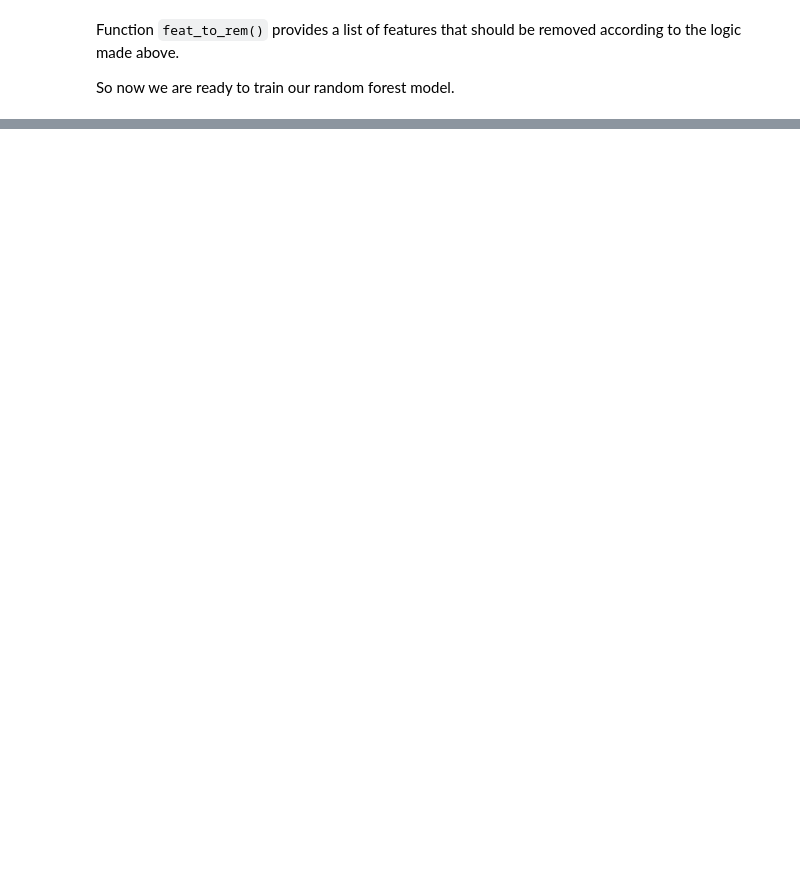
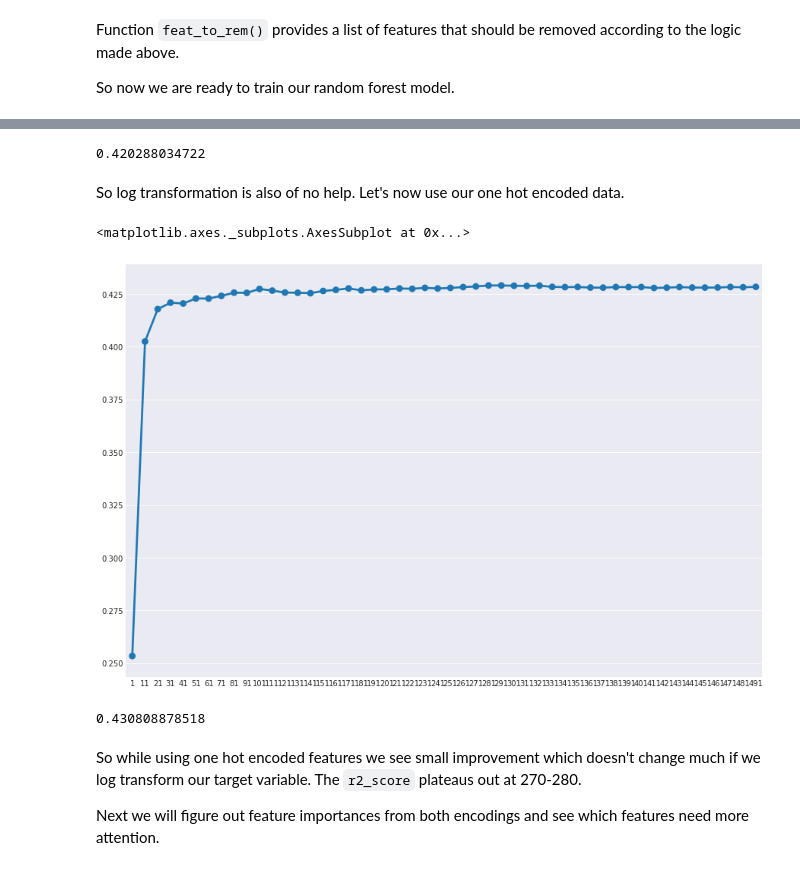
Before and after one commit to skakshay/Merc-Benz-Manufacturing, a Jupyter notebook: nb1.ipynb, the cells around one changed output, grey strips where cells are left out. Drawn from its saved outputs; the diff is of its cells as text; code cells hidden in the pictures; blank space fills up the shorter version.

```diff
--- a/nb1.ipynb
+++ b/nb1.ipynb
@@ -445,5 +296,0 @@ array([ 0.40348714,  0.42258794,  0.55932638,  0.48035472,  0.56997768])
-# %%
-X_ohe = train_ohe.drop(['y','logy'], axis=1)
-
-rf_ohe = RandomForestRegressor(n_estimators=300, max_features='sqrt')
-cross_val_score(rf_ohe, X_ohe, y, cv=5, scoring='r2', n_jobs=-1)
@@ -531,0 +327,54 @@ rf_le.estimators_[:3]
+# %%
+rf = RandomForestRegressor(n_estimators=600,
+                           max_features='sqrt',
+                           random_state=random_state,
+                           n_jobs=-1
+                          )
+_=rf.fit(X_le.iloc[train_index], logy.iloc[train_index])
+pred_log = rf.predict(X_le.iloc[val_index])
+print (r2_score(y.iloc[val_index], np.exp(pred_log)))
+# %% [output]
+0.420288034722
+# %% [markdown]
+So log transformation is also of no help. Let's now use our one hot encoded data.
+# %%
+X_ohe = train_ohe.drop(['y','logy'], axis=1)
+y = train_ohe['y']
+logy = train_ohe['logy']
+kf = KFold(n_splits=5, shuffle=True, random_state=random_state)
+feat_imp_ohe = pd.DataFrame(columns=X_ohe.columns)
+for train_index, val_index in tqdm(kf.split(X_ohe)):
+    X_ohe_train, X_ohe_val = X_ohe.iloc[train_index], X_ohe.iloc[val_index]
+    y_train, y_val = y.iloc[train_index], y.iloc[val_index]
+    rf_ohe = RandomForestRegressor(n_estimators=500, max_features='sqrt', n_jobs=-1, random_state=random_state)
+    _= rf_ohe.fit(X_ohe_train, y_train)
+    predictions_ohe = []
+    feat_imp_ohe.loc[feat_imp_ohe.shape[0],:] = rf_ohe.feature_importances_
+    for tree in rf_ohe.estimators_:
+        predictions_ohe.append(tree.predict(X_ohe_val))
+        cum_mean_ohe = np.cumsum(np.array(predictions_ohe), axis=0)/np.arange(1, np.array(predictions_ohe).shape[0]+1)[:,None]
+# %%
+r2_scores_ohe = []
+for y_pred in tqdm(cum_mean_ohe):
+    r2_scores_ohe.append(r2_score(y_val, y_pred))
+sns.set_style('darkgrid')
+_,ax = plt.subplots(figsize=(15,10))
+sns.pointplot(np.arange(1,cum_mean_ohe.shape[0]+1,10), [r2_scores_ohe[i] for i in list(np.arange(1,cum_mean_ohe.shape[0]+1,10))])
+# %% [output]
+<matplotlib.axes._subplots.AxesSubplot at 0x...>
+[figure, added]
+# %%
+rf = RandomForestRegressor(n_estimators=300,
+                           max_features='sqrt',
+                           random_state=random_state,
+                           n_jobs=-1
+                          )
+_=rf.fit(X_ohe.iloc[train_index], logy.iloc[train_index])
+pred_log = rf.predict(X_ohe.iloc[val_index])
+print (r2_score(y.iloc[val_index], np.exp(pred_log)))
+# %% [output]
+0.430808878518
+# %% [markdown]
+So while using one hot encoded features we see small improvement which doesn't change much if we log transform our target variable. The `r2_score` plateaus out at 270-280.
+
+Next we will figure out feature importances from both encodings and see which features need more attention.
```
Also changed, not shown: parts of 44 cells of this notebook.
